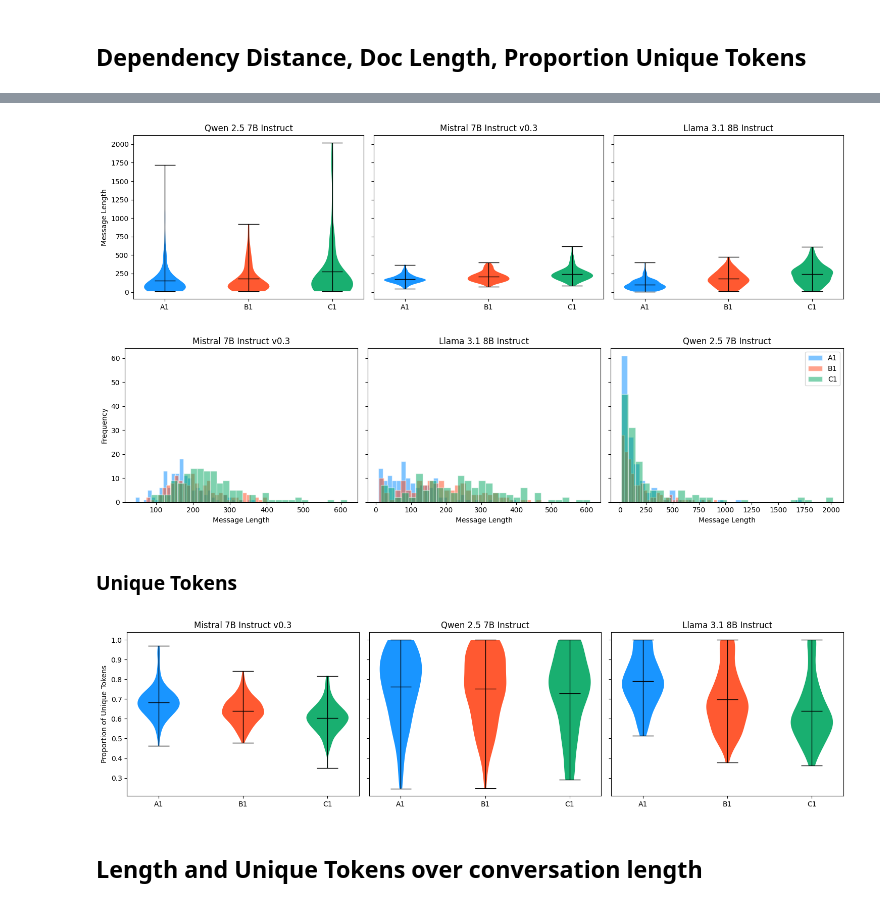
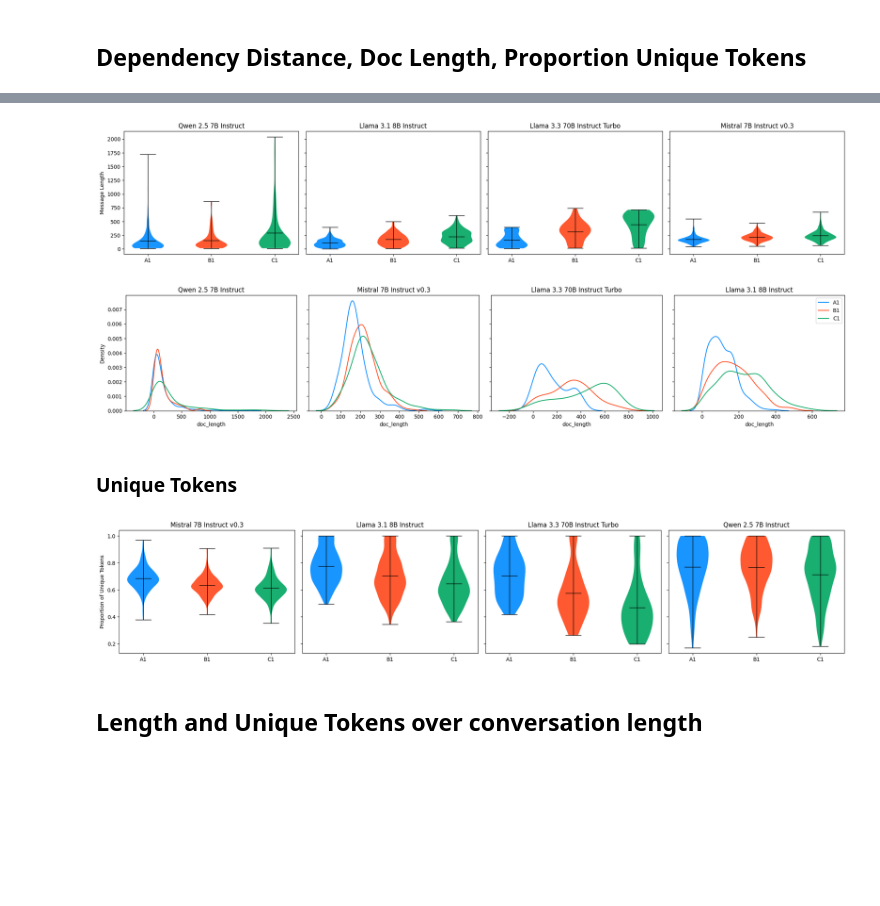
Before and after one commit to INTERACT-LLM/alignment-drift-llms, a Jupyter notebook: src/plotting.ipynb, the cells around one changed output, grey strips where cells are left out. Saved outputs shown, nothing was run; the diff lists cells and outputs as text; code cells hidden in the pictures; blank space fills up the shorter version.

Commit message:
fix: new data new plots (missing surprisals)

```diff
--- a/src/plotting.ipynb
+++ b/src/plotting.ipynb
@@ -16,10 +16,10 @@ metrics_dir = Path.cwd().parents[0] / "metrics"
 plots_dir = Path.cwd().parents[0] / "plots" / f"v{version}"
 
 curves_dir = plots_dir / "curves"
-barplots_dir = plots_dir / "barplots"
-postags_dir = plots_dir / "postags"
+dist_dir = plots_dir / "dists"
+violins_dir = plots_dir / "violins"
 
-for dir in [curves_dir, barplots_dir, postags_dir]:
+for dir in [curves_dir, dist_dir, violins_dir]:
     dir.mkdir(parents=True, exist_ok=True)
 # %%
 # for giving shorter names in df
@@ -29,6 +29,7 @@ model_dict = {
     "meta-llama--Llama-3.1-8B-Instruct": "Llama 3.1 8B Instruct",
     "Qwen--Qwen2.5-7B-Instruct": "Qwen 2.5 7B Instruct",
     "mistralai--Mistral-7B-Instruct-v0.3": "Mistral 7B Instruct v0.3",
+    "meta-llama--Llama-3.3-70B-Instruct-Turbo": "Llama 3.3 70B Instruct Turbo"
 }
 # %% [markdown]
 ## TEXT STATS: Load and Process
@@ -157,15 +143,21 @@ fig = violin_plot(
     y_label_texts=["Message Length"]
 )
 
-fig.savefig(plots_dir / "message_length_violin.png", dpi=300)
+fig.savefig(violins_dir / "doc_length_violin.png", dpi=300)
 # %% [output]
-[figure, old version]
+[figure, new version]
 # %%
-fig = distribution_plot(assistant_df, x_vars=["doc_length"], normalize=False, alpha=0.5, x_label_texts=["Message Length"])
+fig = distribution_plot(assistant_df,
+                        x_vars=["doc_length"],
+                        group_var="group",
+                        model_var="model",
+                        normalize=True,
+                        x_label_texts=["doc_length"],
+                        density_lines=True)
 
-fig.savefig(plots_dir / "message_length_dist.png", dpi=300)
+fig.savefig(dist_dir / "doc_length_dist.png", dpi=300)
 # %% [output]
-[figure, old version]
+[figure, new version]
 # %% [markdown]
 ### Unique Tokens
 # %%
@@ -177,9 +169,9 @@ fig = violin_plot(
     y_label_texts=["Proportion of Unique Tokens"]
 )
 
-fig.savefig(plots_dir / "unique_tokens_violin.png", dpi=300)
+fig.savefig(violins_dir / "unique_tokens_violin.png", dpi=300)
 # %% [output]
-[figure, old version]
+[figure, new version]
 # %% [markdown]
 ## Length and Unique Tokens over conversation length
 # %%
```
Also changed, not shown: parts of 11 cells of this notebook, 18 other files.
